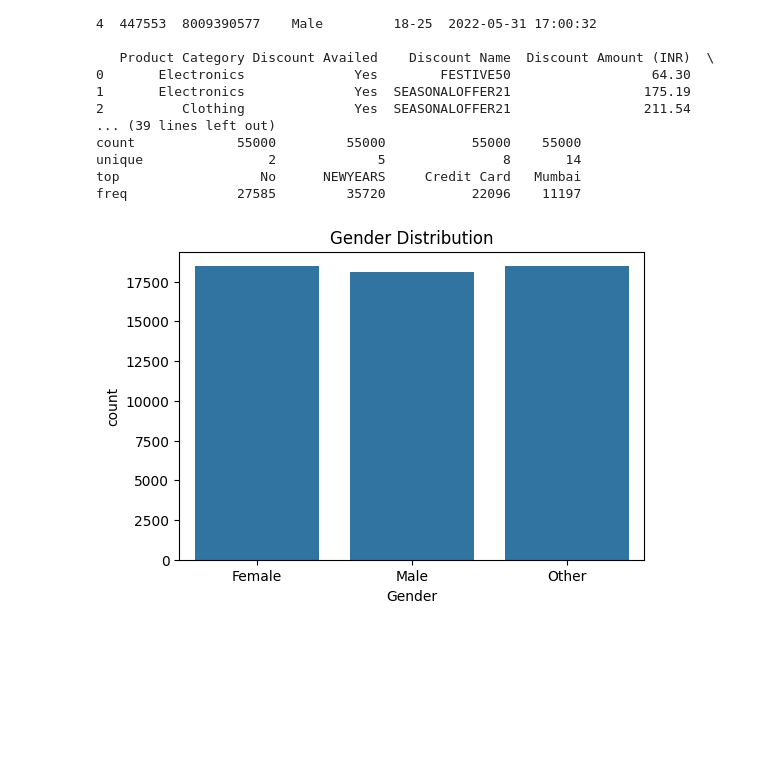
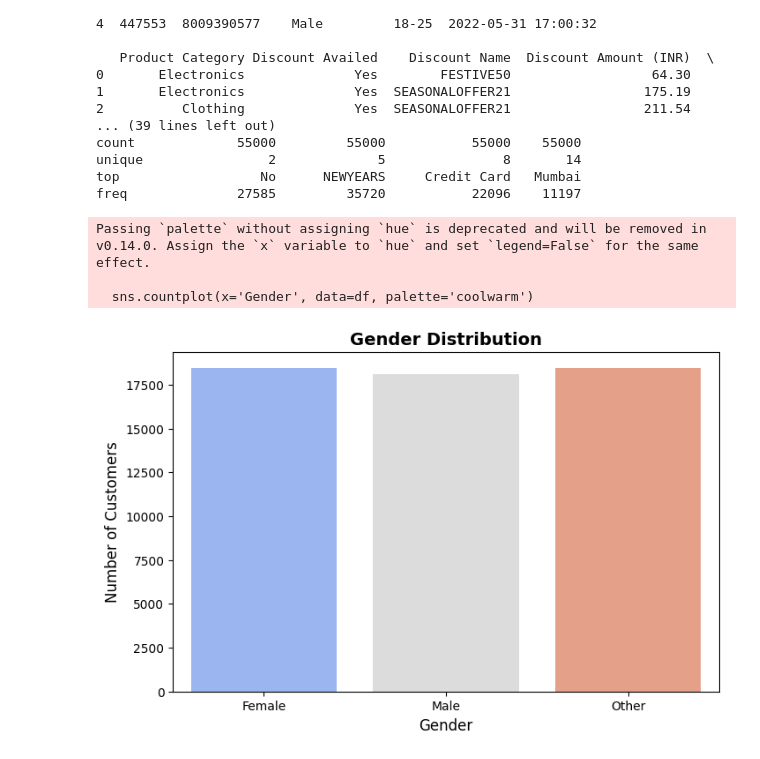
Before and after one commit to jyothsnacreator/Ecommerce_Dataanalysis, a Jupyter notebook: notebooks/02_eda.ipynb, the cells around one changed output. Saved outputs shown, nothing was run; the diff lists cells and outputs as text; code cells hidden in the pictures; blank space fills up the shorter version.

```diff
--- a/notebooks/02_eda.ipynb
+++ b/notebooks/02_eda.ipynb
@@ -76,11 +70,26 @@ count             55000         55000           55000    55000
 unique                2             5               8       14
 top                  No      NEWYEARS     Credit Card   Mumbai
 freq              27585         35720           22096    11197
+# %%
+
+df['Purchase Date'] = pd.to_datetime(df['Purchase Date'])
+
+df['Purchase Month'] = df['Purchase Date'].dt.to_period('M')
+
+
+monthly_revenue = df.groupby('Purchase Month')['Net Amount'].sum()
 # %%
 #analysing the customer demographics on gender distribution
-plt.figure(figsize=(6, 4))
-sns.countplot(x='Gender', data=df)
-plt.title('Gender Distribution')
+plt.figure(figsize=(8, 5))
+sns.countplot(x='Gender', data=df, palette='coolwarm')
+plt.title('Gender Distribution', fontsize=14, fontweight='bold')
+plt.xlabel('Gender', fontsize=12)
+plt.ylabel('Number of Customers', fontsize=12)
+plt.xticks(fontsize=10)
+plt.yticks(fontsize=10)
 plt.show()
 # %% [output]
+Passing `palette` without assigning `hue` is deprecated and will be removed in v0.14.0. Assign the `x` variable to `hue` and set `legend=False` for the same effect.
+
+  sns.countplot(x='Gender', data=df, palette='coolwarm')
-[figure, old version]
+[figure, new version]
```
Also changed, not shown: parts of 5 cells of this notebook, 5 other files.
